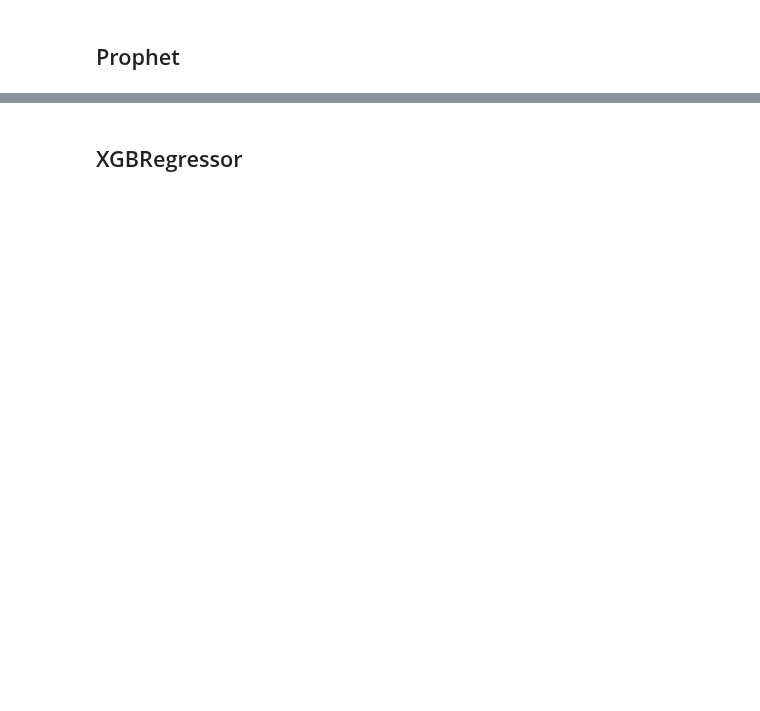
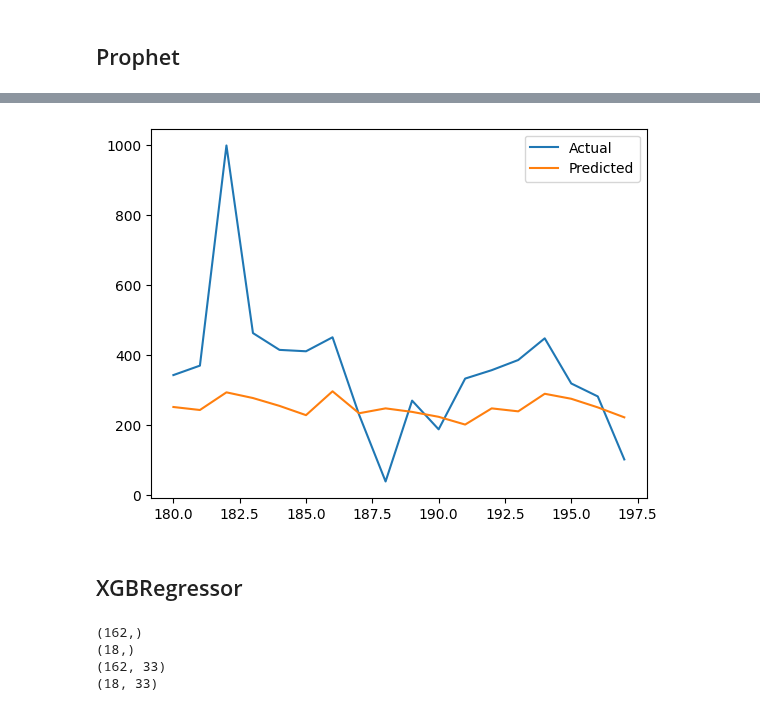
Before and after one commit to zuivu/porsche-forecast-sale, a Jupyter notebook: 24-01-31 Prediction.ipynb, the cells around one changed output, grey strips where cells are left out. Drawn from its saved outputs; the diff is of its cells as text; code cells hidden in the pictures; blank space fills up the shorter version.

```diff
--- a/24-01-31 Prediction.ipynb
+++ b/24-01-31 Prediction.ipynb
@@ -13,0 +54,4 @@ import xgboost
+# %%
+#Cut the first 60 columns for internal data, since the internal data is quite lacking
+X_internal = X_internal.iloc[60:,:]
+X_internal = X_internal.reset_index(drop = "Index")
@@ -14,16 +67,17 @@ import xgboost
 # %% [markdown]
 ## Prophet
 # %%
-#Data Prep for Prophet
-train = pd.DataFrame()
-test = pd.DataFrame()
+X_pro = X_internal.copy()
+X_pro["y"] = y.copy()
 
-train_pro = train
-train_pro["y"] = train_pro["sales_actuals_monthly__vehiclegroup01__orderintake"]
-train_pro = train.drop("sales_actuals_monthly__vehiclegroup01__orderintake", axis = 1)
-
-train_pro["ds"] = train_pro.index
+X_pro["ds"] = X_pro.index
 
 # Convert the 'ds' column to datetime format
 start_date = '2000-01-01'  # Adjust this date to your needs
-train_pro['ds'] = pd.to_datetime(train_pro['ds'].apply(lambda x: pd.DateOffset(months=x) + pd.Timestamp(start_date)))
+X_pro['ds'] = pd.to_datetime(X_pro['ds'].apply(lambda x: pd.DateOffset(months=x) + pd.Timestamp(start_date)))
+# %%
+X_pro_train = X_pro.iloc[:180, :]
+X_pro_test = X_pro.iloc[180:, :]
+X_pro.shape
+
+X_pro_test.tail()
@@ -31,18 +93,20 @@ train_pro['ds'] = pd.to_datetime(train_pro['ds'].apply(lambda x: pd.DateOffset(m
 m = Prophet()
 
 # Fit the model with train set
-m.fit(train_pro)
+m.fit(X_pro_train)
 
 future = m.make_future_dataframe(periods=18, freq = "MS")
 
 # Make predictions on the test set dates
 forecast_pro = m.predict(future)
 
-forecast_pro = forecast_pro.iloc[240:, :]
+forecast_pro = forecast_pro.iloc[180:,:]
+
+#forecast_pro = forecast_pro.iloc[240:, :]
 
 # Calculate errors
-mse = mean_squared_error(test_pro['y'], forecast_pro['yhat'])
-mae = mean_absolute_error(test_pro['y'], forecast_pro['yhat'])
+mse = mean_squared_error(X_pro_test['y'], forecast_pro['yhat'])
+mae = mean_absolute_error(X_pro_test['y'], forecast_pro['yhat'])
 
 print('Mean Squared Error:', mse)
 print('Mean Absolute Error:', mae)
@@ -49,18 +118,20 @@ print('Mean Absolute Error:', mae)
 # %%
 
 # Create a new figure
 plt.figure()
 
 # Plot y_test
-plt.plot(test_pro["y"] , label='Actual')
+plt.plot(X_pro_test["y"] , label='Actual')
 
 # Plot y_pred
 plt.plot(forecast_pro["yhat"], label='Predicted')
 
 # Add a legend
 plt.legend()
 
 # Show the plot
 plt.show()
+# %% [output]
+[figure, added]
 # %% [markdown]
 ## XGBRegressor
@@ -67,13 +142,18 @@ plt.show()
 # %%
 lag = 18
 
-y_train_XGB = y_train.iloc[:-lag]
-y_test_XGB = y_train.iloc[-lag:]
+y_train_XGB = y.iloc[60 + lag:-lag]
+y_test_XGB = y.iloc[-lag:]
 
-X_train_XGB = X_train.iloc[:-lag, :]
-X_test_XGB = X_train.iloc[-lag:, :]
+X_train_XGB = X_internal_lag.iloc[:-lag*2, :]
+X_test_XGB = X_internal_lag.iloc[-lag*2:-lag, :]
 
 print(y_train_XGB.shape)
 print(y_test_XGB.shape)
 print(X_train_XGB.shape)
 print(X_test_XGB.shape)
+# %% [output]
+(162,)
+(18,)
+(162, 33)
+(18, 33)
```
Also changed, not shown: parts of 23 cells of this notebook.
